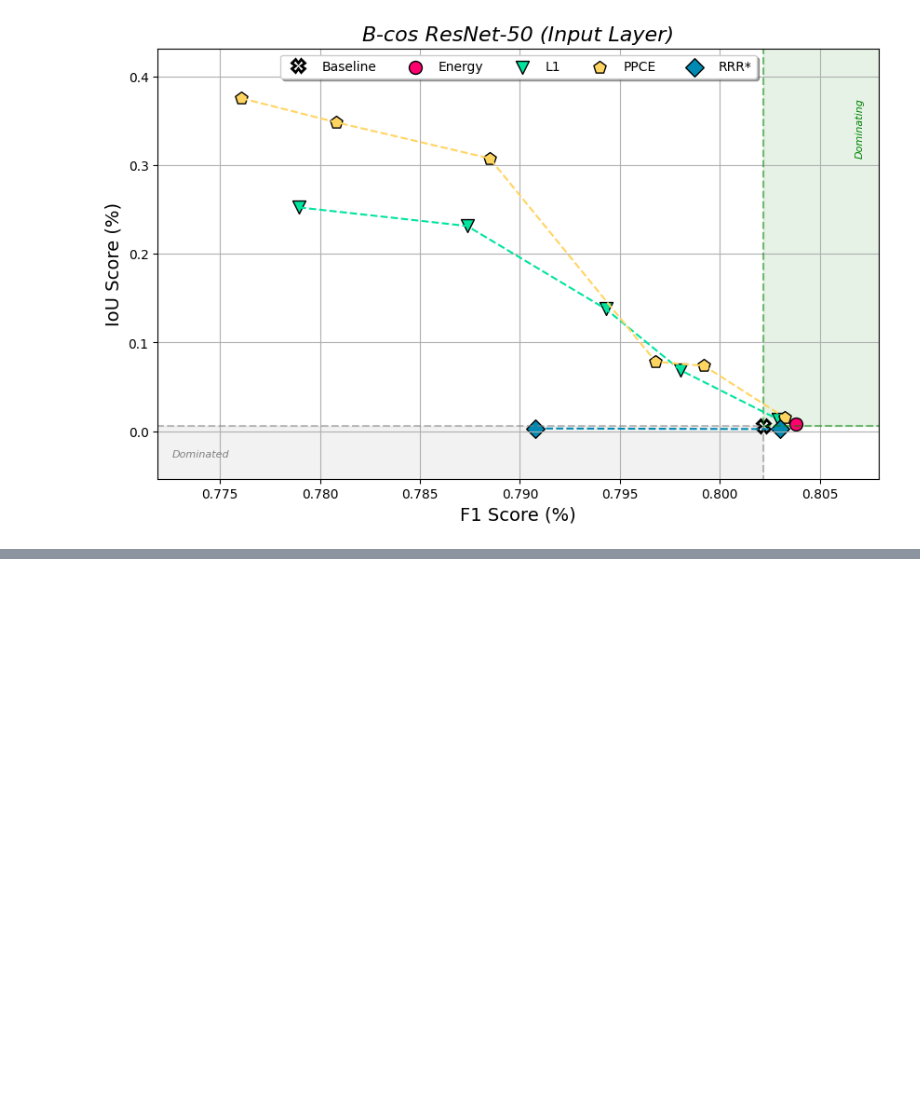
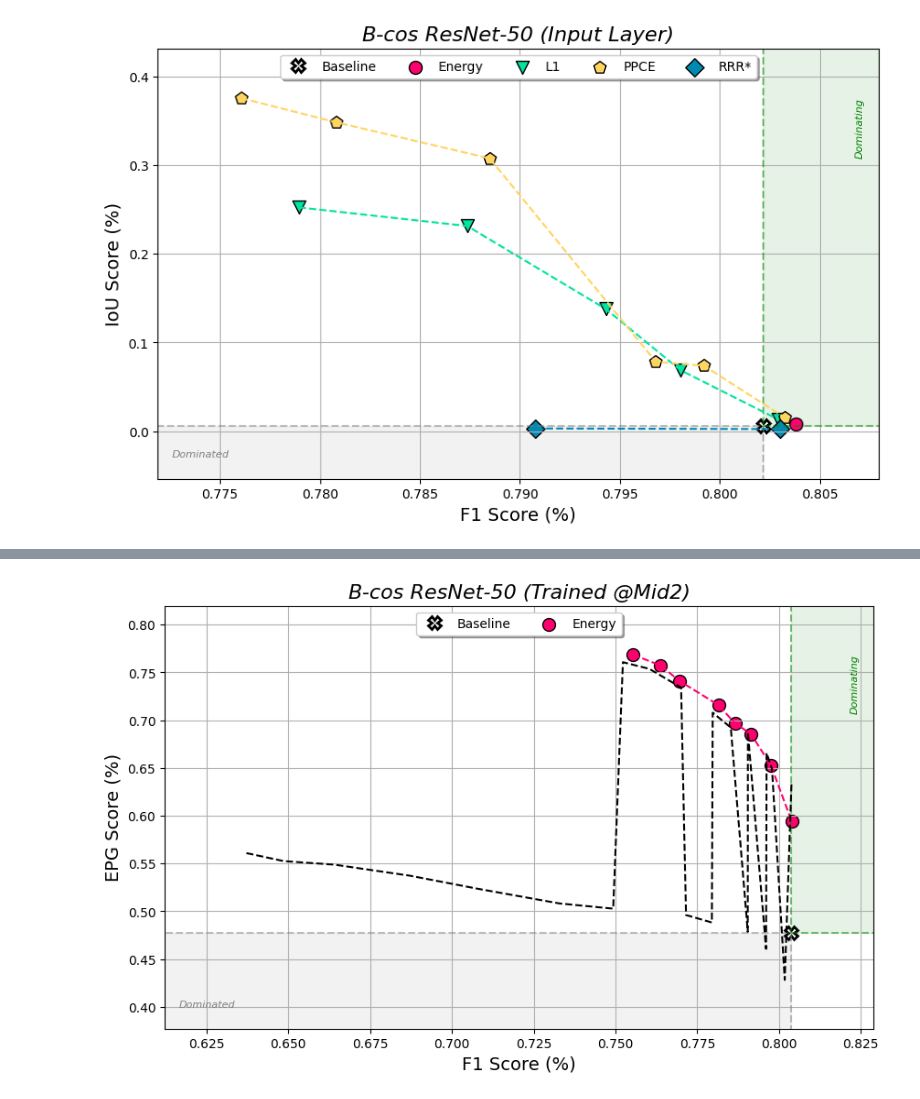
Before and after one commit to rensdebee/FACTifAI_2024_3, a Jupyter notebook: visualisations.ipynb, the cells around one changed output, grey strips where cells are left out. Drawn from its saved outputs; the diff is of its cells as text; code cells hidden in the pictures; blank space fills up the shorter version.

```diff
--- a/visualisations.ipynb
+++ b/visualisations.ipynb
@@ -664,0 +829,16 @@ plot_pareto_curve(
+# %%
+# Example usage
+root_folder = '/home/roan/Documents/FACTifAI_2024_3/p_curves/VOC2007'
+data = load_data_from_folders_speed_up(root_folder, metrics=('f_score', 'bb_score'))
+
+baseline_data_input_layer = data['baseline_data_input_layer']
+baseline_data_final_layer = data['baseline_data_final_layer']
+energy_data_input_layer = data['energy_data_input_layer']
+energy_data_mid2_layer = data['energy_data_mid2_layer']
+energy_data_final_layer = data['energy_data_final_layer']
+
+print('Baseline Input Layer:', baseline_data_input_layer)
+print('Baseline Final Layer:', baseline_data_final_layer)
+print('Energy Input Layer:', energy_data_input_layer)
+print('Energy Mid2 Layer:', energy_data_mid2_layer)
+print('Energy Final Layer:', energy_data_final_layer)
@@ -664,0 +851,10 @@ plot_pareto_curve(
+# %%
+plot_pareto_curve_speed_up(
+    baseline_data=baseline_data_final_layer,
+    energy_data_input_layer=energy_data_input_layer,
+    energy_data=energy_data_mid2_layer,
+    x_label='F1 Score (%)',
+    y_label='EPG Score (%)',
+    title='B-cos ResNet-50 (Trained @Mid2)')
+# %% [output]
+[figure, added]
```
Also changed, not shown: parts of 13 cells of this notebook, 2 other files.
